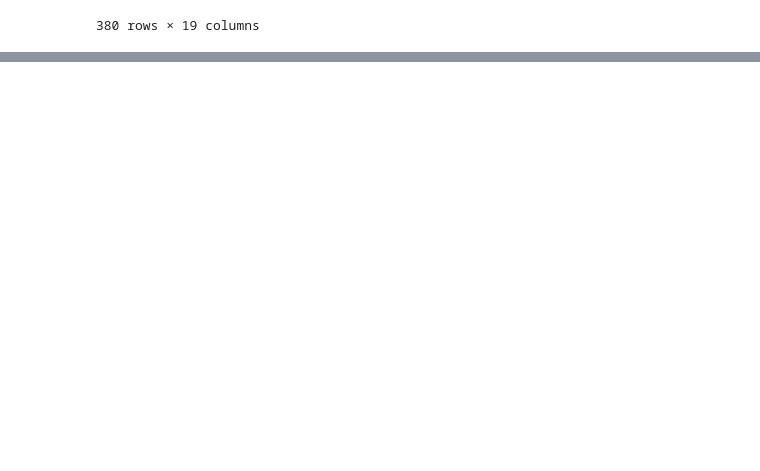
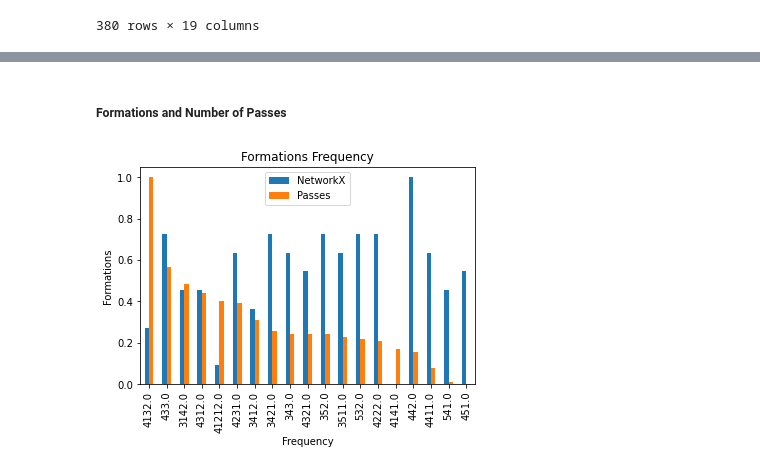
Before and after one commit to brunobelevan/Football-Theory---Formations, a Jupyter notebook: finalProject.ipynb, the cells around one changed output, grey strips where cells are left out. Cells and saved outputs as stored; diff of their text form; code cells hidden in the pictures; blank space fills up the shorter version.

```diff
--- a/finalProject.ipynb
+++ b/finalProject.ipynb
@@ -879,0 +751,5 @@ ax.plot(reg_4[4], beta_0[0] + beta_1[0]*reg_4[4].values)
+# %%
+complete_dataset_nored = complete_dataset_pred[complete_dataset_pred["Red Cards Home"]==0]
+complete_dataset_nored = complete_dataset_pred[complete_dataset_pred["Red Cards Away"]==0]
+
+complete_dataset_nored
@@ -879,0 +770,36 @@ ax.plot(reg_4[4], beta_0[0] + beta_1[0]*reg_4[4].values)
+# %% [markdown]
+##### Formations and Number of Passes
+# %%
+formation_passes_home = pd.DataFrame(complete_dataset_nored.loc[:,["Home Formation","Home Passes"]]).rename(
+    columns={"Home Formation": "Formation",
+             "Home Passes": "Passes"
+            })
+formation_passes_away = pd.DataFrame(complete_dataset_nored.loc[:,["Away Formation","Away Passes"]]).rename(
+    columns={"Away Formation": "Formation",
+             "Away Passes": "Passes"
+            })
+
+by_formation_passes = pd.DataFrame(pd.concat([formation_passes_home, formation_passes_away], axis=0, ignore_index=True))
+by_formation_passes = by_formation_passes.groupby("Formation")["Passes"].agg("mean")
+
+
+all_prem_formations = pd.DataFrame(list(by_formation_passes.index))
+pred_prem_formations = all_prem_formations.agg({0:[predicted_passes]})
+prem_formation = pd.concat([all_prem_formations, pred_prem_formations], axis=1).rename(
+    columns={0: "Formation",
+             (0, "predicted_passes"): "NetworkX"
+            }).set_index("Formation")
+
+pred_all_formations = prem_formation.join(by_formation_passes).sort_values(by="Passes", ascending=False)
+
+normalize_passes = (pred_all_formations-pred_all_formations.min())/(pred_all_formations.max()-pred_all_formations.min())
+
+normalize_passes
+
+ax = normalize_passes.plot(kind="bar")
+ax.set_title("Formations Frequency")
+ax.set_ylabel("Formations")
+ax.set_xlabel("Frequency")
+fig.tight_layout()
+# %% [output]
+[figure, added]
```
Also changed, not shown: parts of 27 cells of this notebook, 1 other file.
